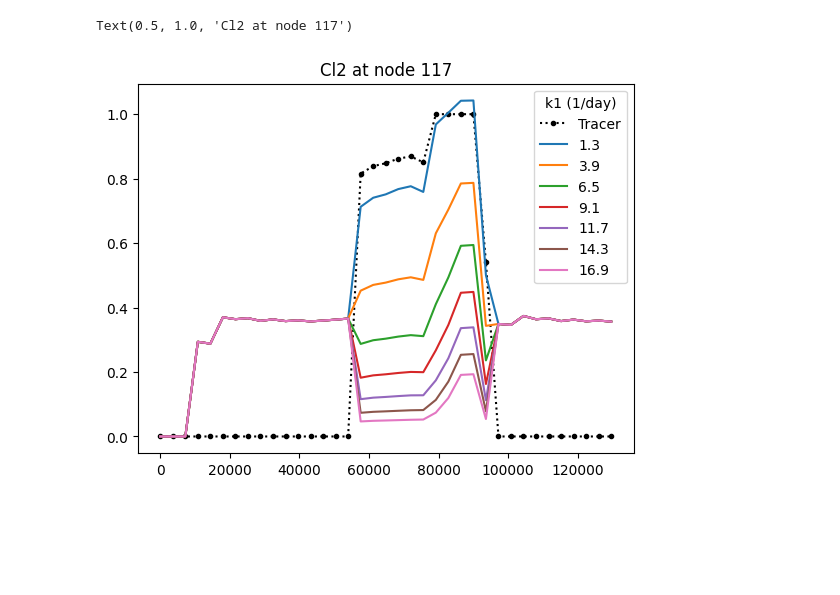
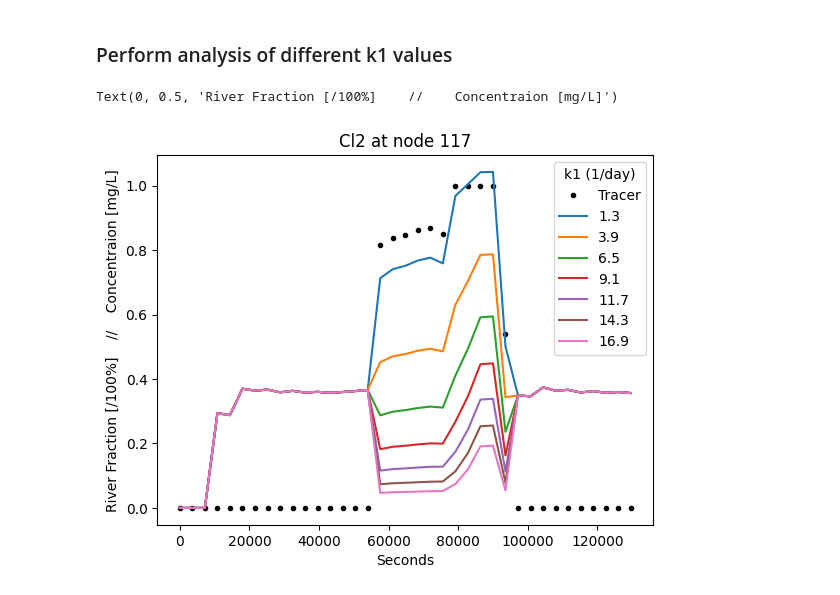
Before and after one commit to USEPA/WNTR, a Jupyter notebook: examples/demos/multisource-cl-decay.ipynb, the cells around one changed output. Cells and saved outputs as stored; diff of their text form; code cells hidden in the pictures; blank space fills up the shorter version.

```diff
--- a/examples/demos/multisource-cl-decay.ipynb
+++ b/examples/demos/multisource-cl-decay.ipynb
@@ -5,16 +13,3 @@ import wntr
 from wntr.msx.elements import InitialQuality
 wn = wntr.network.WaterNetworkModel('../networks/Net3.inp')
 wn.options.quality.parameter = 'NONE'
-# %%
-wn.add_msx_model()
-wn.msx.options.area_units = 'FT2'
-wn.msx.options.rate_units = 'DAY'
-wn.msx.options.timestep = 300
-wn.msx.add_species('T1','bulk',units='MG', note='Source 1 Tracer')
-wn.msx.add_species('CL2','bulk', units='MG', note='Free Chlorine')
-k1 = wn.msx.add_constant('k1', 1.3)
-k2 = wn.msx.add_constant('k2', 17.7)
-wn.msx.add_reaction('T1', 'pipe', 'rate', '0')
-wn.msx.add_reaction('CL2', 'pipe', 'rate', '-(k1*T1 + k2*(1-T1))*CL2')
-wn.msx.add_reaction('T1', 'tank', 'rate', '0')
-wn.msx.add_reaction('CL2', 'tank', 'rate', '-(k1*T1 + k2*(1-T1))*CL2')
@@ -22,0 +18,8 @@ Reaction(species_name='CL2', expression_type=<ExpressionType.RATE: 2>, expressio
+# %%
+wn.add_msx_model()
+wn.msx.title = 'Multisource Chlorine Decay'
+wn.msx.references.append("""(2023) Shang F, L Rossman, and J Uber.
+"EPANET-MSX 2.0 User Manual". EPA/600/R-22/199""")
+wn.msx.options.area_units = 'FT2'
+wn.msx.options.rate_units = 'DAY'
+wn.msx.options.timestep = 300
@@ -22,0 +36,5 @@ Reaction(species_name='CL2', expression_type=<ExpressionType.RATE: 2>, expressio
+# %%
+# Add the constant coefficients
+k1 = wn.msx.add_constant('k1', 1.3, units='1/day')
+k2 = wn.msx.add_constant('k2', 17.7, units='1/day')
+k2
@@ -23,3 +53,9 @@ Reaction(species_name='CL2', expression_type=<ExpressionType.RATE: 2>, expressio
 # %%
-wn.msx.network_data.initial_quality['T1'] = InitialQuality(node_values={'River': 1.0})
-wn.msx.network_data.initial_quality['CL2'] = InitialQuality(node_values={'River':1.2, 'Lake':1.2})
+net_data = wn.msx.network_data
+net_data.initial_quality['T1'] = InitialQuality(
+    node_values={'River': 1.0}
+)
+net_data.initial_quality['CL2'] = InitialQuality(
+    node_values={'River':1.2, 'Lake':1.2}
+)
+net_data.initial_quality
@@ -52,3 +93,5 @@ _=plt.legend(['Cl2', 'T1'])
+# %% [markdown]
+### Perform analysis of different k1 values
 # %%
 d_k1 = dict()
 for i in range(7):
@@ -57,11 +101,13 @@ for i in range(7):
     resk = sim.run_sim()
     d_k1[newk] = resk
 # %%
-res.node["T1"].loc[0:3600*36, query].plot(style='k.:')
+res.node["T1"].loc[0:3600*36, query].plot(style='k.')
 for newk, resk in d_k1.items():
     resk.node["CL2"].loc[0:3600*36, query].plot()
 plt.legend(['Tracer', *["{:.1f}".format(k) for k in d_k1.keys()]], title="k1 (1/day)")
 plt.title("Cl2 at node {}".format(query))
+plt.xlabel('Seconds')
+plt.ylabel('River Fraction [/100%]    //    Concentraion [mg/L]')
 # %% [output]
-Text(0.5, 1.0, 'Cl2 at node 117')
+Text(0, 0.5, 'River Fraction [/100%]    //    Concentraion [mg/L]')
-[figure, old version]
+[figure, new version]
```
Also changed, not shown: parts of 15 cells of this notebook.
